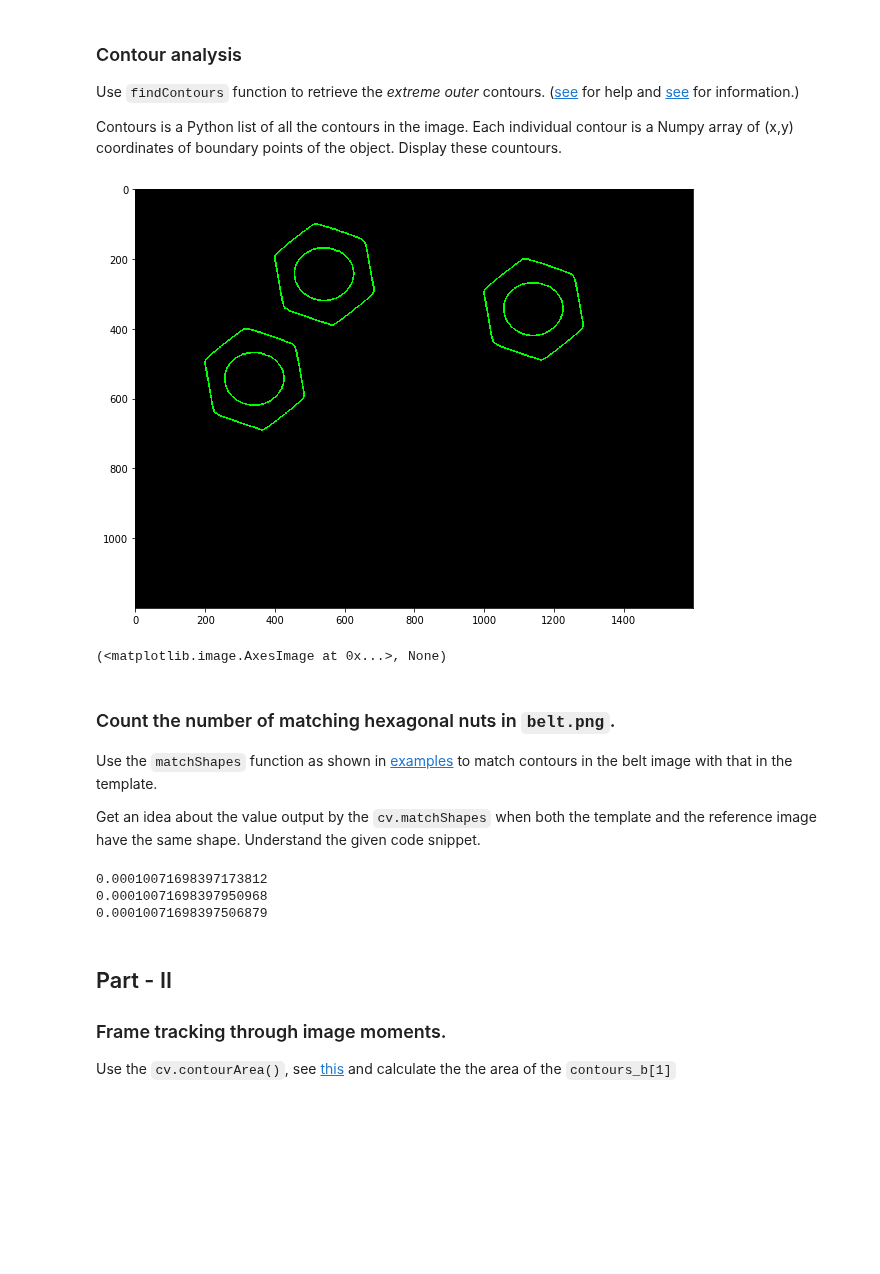
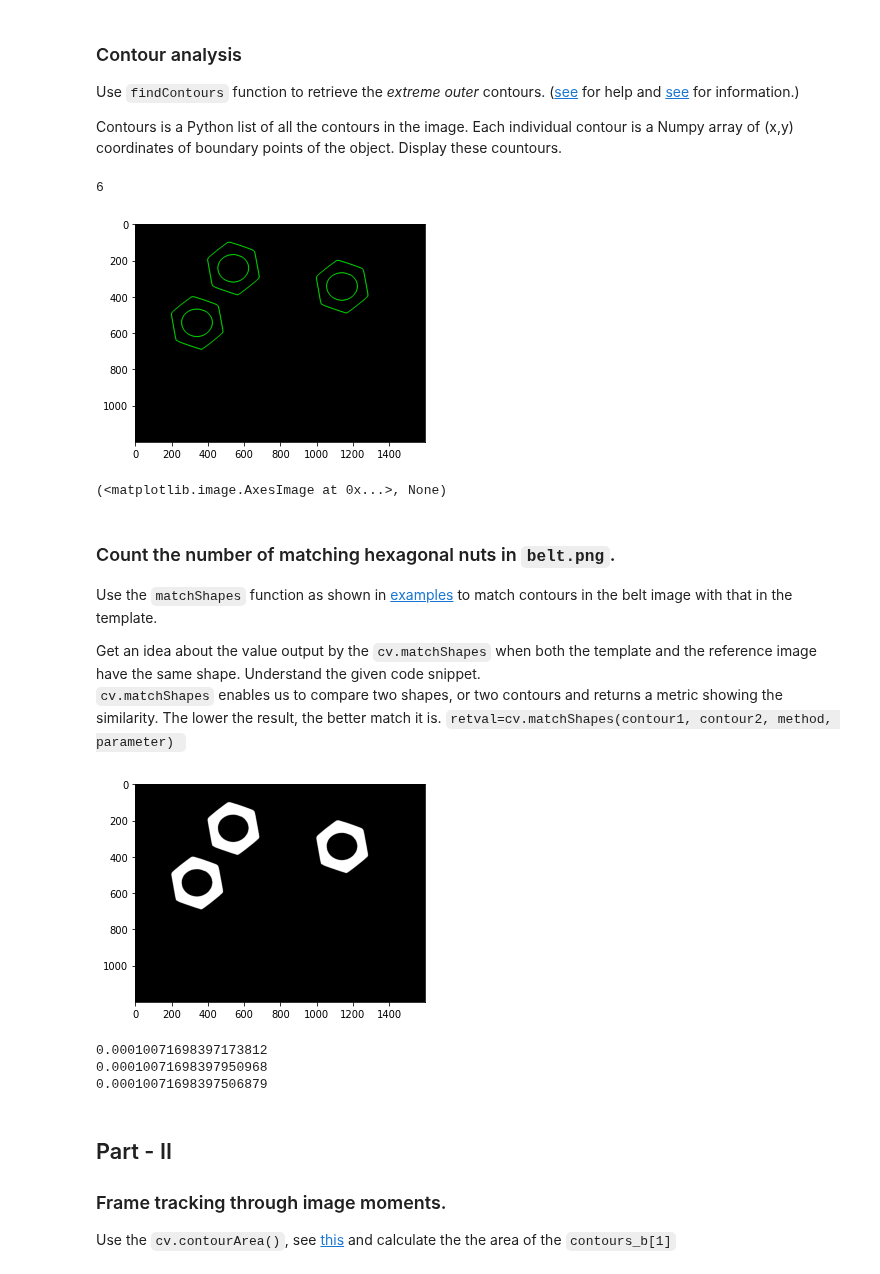
Before and after one commit to bimalka98/Computer-Vision-and-Image-Processing, a Jupyter notebook: EN2550Assignments/A5/180631j_en2550_a05.ipynb, the cells around one changed output. Cells and saved outputs as stored; diff of their text form; code cells hidden in the pictures; blank space fills up the shorter version.

```diff
--- a/EN2550Assignments/A5/180631j_en2550_a05.ipynb
+++ b/EN2550Assignments/A5/180631j_en2550_a05.ipynb
@@ -143,15 +143,17 @@ Contours is a Python list of all the contours in the image. Each individual cont
 # %%
 contours_t, hierarchy_t = cv.findContours(closing_t, cv.RETR_TREE, cv.CHAIN_APPROX_SIMPLE)
 #"< Your code to perform counter analysis for closing_b>"
+# cv.RETR_TREE retrieves all of the contours and reconstructs a full hierarchy of nested contours.
 contours_b, hierarchy_b = cv.findContours(closing_b, cv.RETR_TREE, cv.CHAIN_APPROX_SIMPLE)
-
+print(len(contours_b))
 # Visualizing contours
 im_contours_belt = np.zeros((belt_im.shape[0],belt_im.shape[1],3), np.uint8)
 conts = cv.drawContours(im_contours_belt, contours_b, -1, (0,255,0), 3).astype('uint8')
 plt.imshow(conts), plt.show()
 # %% [output]
+6
-[figure, old version]
+[figure, new version]
-(<matplotlib.image.AxesImage at 0x...>, None)
+(<matplotlib.image.AxesImage at 0x...>, None)
 # %% [markdown]
 ### Count the number of matching hexagonal nuts in `belt.png`.<a href="#Count-the-number-of-matching-hexagonal-nuts-in-belt.png." class="anchor-link"></a>
 
@@ -161,14 +163,19 @@ to match contours in the belt image with that in the template.
 
 Get an idea about the value output by the `cv.matchShapes` when both the
 template and the reference image have the same shape. Understand the
-given code snippet.
+given code snippet.<br>
+`cv.matchShapes` enables us to compare two shapes, or two contours and returns a metric showing the similarity. The lower the result, the better match it is. `retval=cv.matchShapes(contour1, contour2, method, parameter)
+`
 # %%
 label = 1 # remember that the label of the background is 0
 belt = ((labels_b >= label)*255).astype('uint8')
+plt.imshow(belt, cmap ='gray'),plt.show()
+# cv.RETR_EXTERNAL retrieves only the extreme outer contours
 belt_cont, template_hierarchy = cv.findContours(belt, cv.RETR_EXTERNAL, cv.CHAIN_APPROX_SIMPLE)
 for j,c in enumerate(belt_cont):
         print(cv.matchShapes(contours_t[0], c, cv.CONTOURS_MATCH_I1, 0.0))
 # %% [output]
+[figure, added]
 0.00010071698397173812
 0.00010071698397950968
 0.00010071698397506879
```
Also changed, not shown: parts of 5 cells of this notebook.
